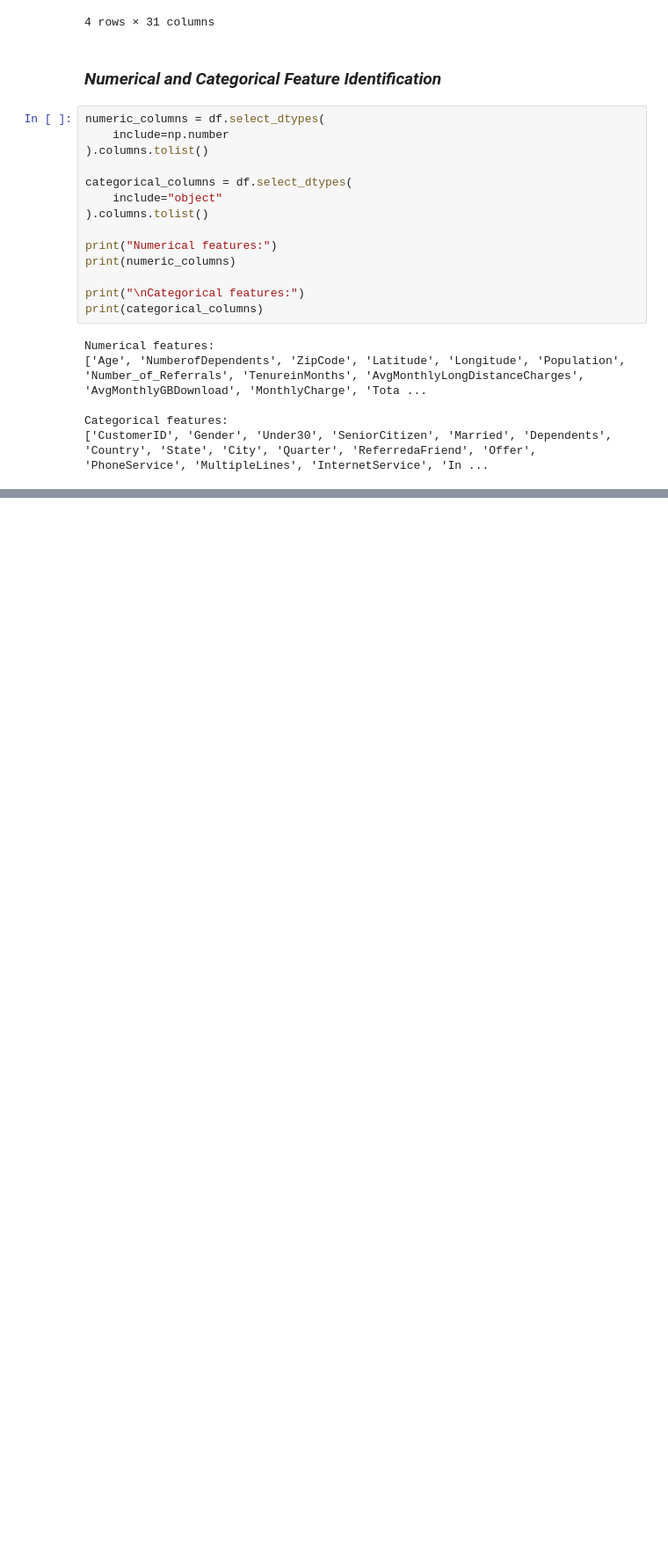
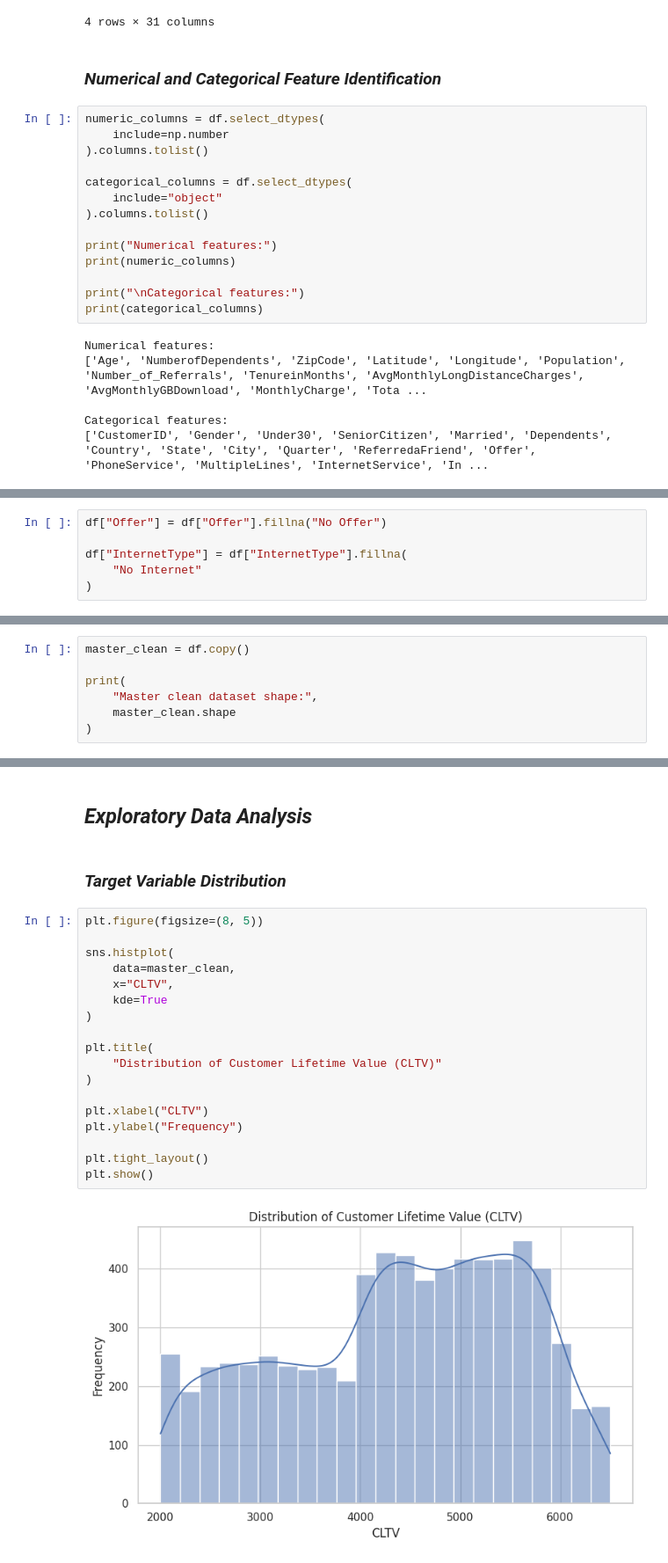
Before and after one commit to manaswiniyoshitha2006-netizen/ML-Evaluation, a Jupyter notebook: notebooks/regression.ipynb, the cells around one changed output, grey strips where cells are left out. Shown at 88% size. Cells and saved outputs as stored; diff of their text form; blank space fills up the shorter version.

Commit message:
Analyze missing values and data quality. Clean and prepare regression dataset.

```diff
--- a/notebooks/regression.ipynb
+++ b/notebooks/regression.ipynb
@@ -266,0 +396,6 @@ Categorical features:
+# %%
+df["Offer"] = df["Offer"].fillna("No Offer")
+
+df["InternetType"] = df["InternetType"].fillna(
+    "No Internet"
+)
@@ -266,0 +596,7 @@ Categorical features:
+# %%
+master_clean = df.copy()
+
+print(
+    "Master clean dataset shape:",
+    master_clean.shape
+)
@@ -266,0 +653,24 @@ Categorical features:
+# %% [markdown]
+## *Exploratory Data Analysis*
+# %% [markdown]
+### *Target Variable Distribution*
+# %%
+plt.figure(figsize=(8, 5))
+
+sns.histplot(
+    data=master_clean,
+    x="CLTV",
+    kde=True
+)
+
+plt.title(
+    "Distribution of Customer Lifetime Value (CLTV)"
+)
+
+plt.xlabel("CLTV")
+plt.ylabel("Frequency")
+
+plt.tight_layout()
+plt.show()
+# %% [output]
+[figure, added]
```
Also changed, not shown: parts of 129 cells of this notebook.
